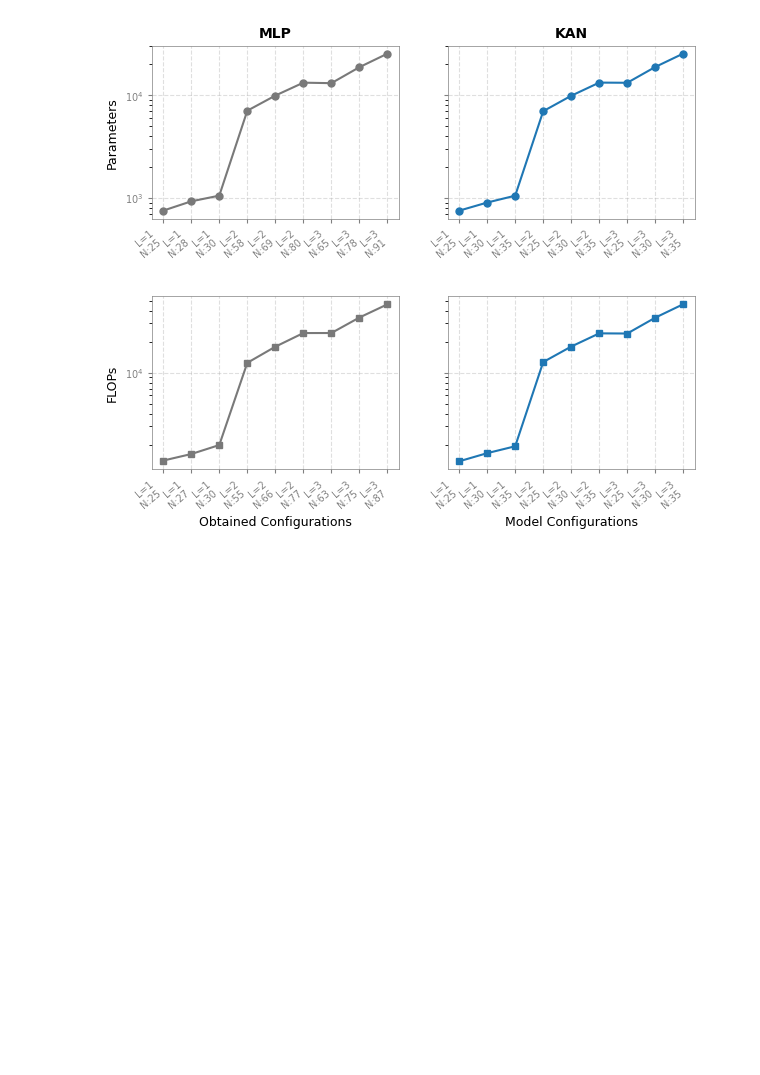
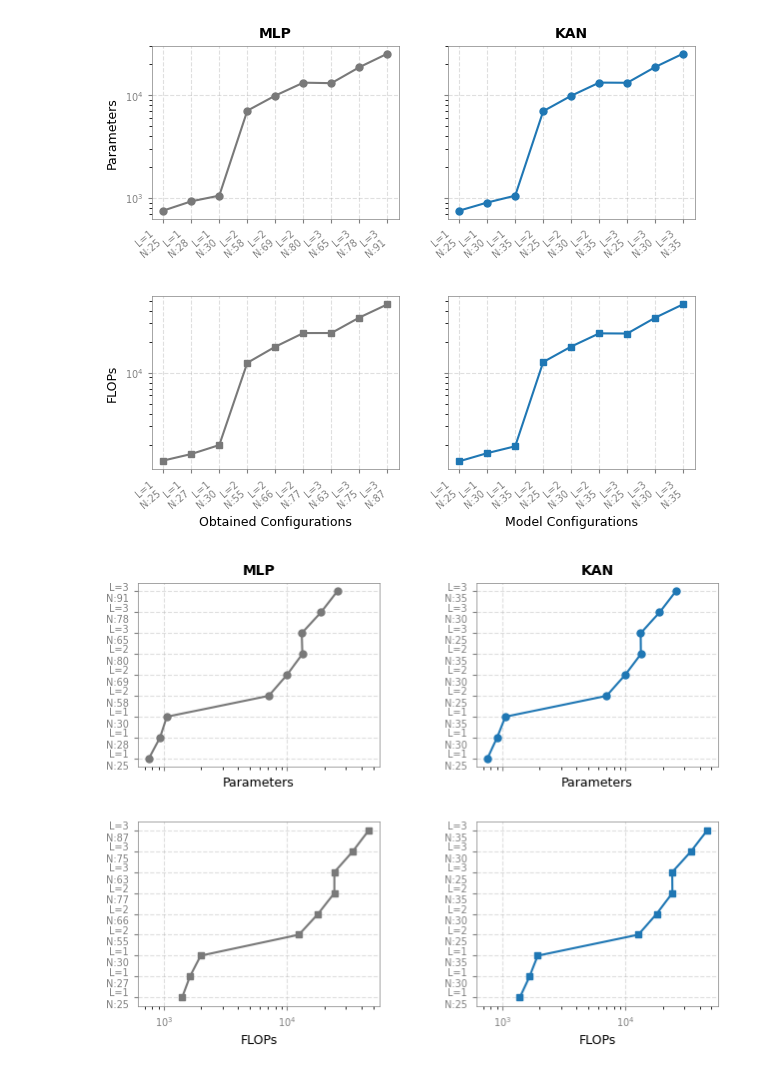
Before and after one commit to oscar-rincon/unbounded-domains, a Jupyter notebook: main/04_kan_accuracy_efficiency/01_parameters_FLOPS.ipynb, the cells around one changed output. Cells and saved outputs as stored; diff of their text form; code cells hidden in the pictures; blank space fills up the shorter version.

```diff
--- a/main/04_kan_accuracy_efficiency/01_parameters_FLOPS.ipynb
+++ b/main/04_kan_accuracy_efficiency/01_parameters_FLOPS.ipynb
@@ -351,3 +351,59 @@ plt.savefig("figures/budget_matched_scaling.svg", bbox_inches="tight", dpi=300)
 plt.show()
 # %% [output]
 [figure]
+# %%
+# ---------------------------------------------------------
+# Plotting (2x2 Grid with Decoupled Y-Axes)
+# ---------------------------------------------------------
+fig, axes = plt.subplots(
+    2, 2,
+    figsize=(7.5, 5.5),
+    sharey=False,  # Allow distinct Y-labels for MLP and KAN configurations
+    sharex='col'   # Share the X-axis parameter/FLOP scales within columns
+)
+
+axis_color = "gray"
+y_indices = range(len(kan_labels))
+
+# Row 0: Parameters Comparison
+axes[0, 0].plot(param_matched_mlp_params, y_indices, marker='o', color='#797979', linewidth=1.5, markersize=5)
+axes[0, 0].set_xlabel("Parameters", fontsize=9)
+axes[0, 0].set_title("MLP", fontsize=10, fontweight='bold', color='black')
+axes[0, 0].set_xscale('log')
+axes[0, 0].set_yticks(y_indices)
+axes[0, 0].set_yticklabels(mlp_param_labels)
+
+axes[0, 1].plot(kan_params_list, y_indices, marker='o', color='#1f77b4', linewidth=1.5, markersize=5)
+axes[0, 1].set_xlabel("Parameters", fontsize=9)
+axes[0, 1].set_title("KAN", fontsize=10, fontweight='bold', color='black')
+axes[0, 1].set_xscale('log')
+axes[0, 1].set_yticks(y_indices)
+axes[0, 1].set_yticklabels(kan_labels)
+
+# Row 1: FLOPs Comparison
+axes[1, 0].plot(flop_matched_mlp_flops, y_indices, marker='s', color="#797979", linewidth=1.5, markersize=5)
+axes[1, 0].set_xlabel("FLOPs", fontsize=9)
+axes[1, 0].set_xscale('log')
+axes[1, 0].set_yticks(y_indices)
+axes[1, 0].set_yticklabels(mlp_flop_labels)
+
+axes[1, 1].plot(kan_flops_list, y_indices, marker='s', color='#1f77b4', linewidth=1.5, markersize=5)
+axes[1, 1].set_xlabel("FLOPs", fontsize=9)
+axes[1, 1].set_xscale('log')
+axes[1, 1].set_yticks(y_indices)
+axes[1, 1].set_yticklabels(kan_labels)
+
+# Styling and Formatting
+for row in axes:
+    for ax in row:
+        ax.tick_params(axis="both", labelsize=7, colors=axis_color)
+        ax.grid(True, linestyle='--', alpha=0.4)
+        for spine in ax.spines.values():
+            spine.set_color(axis_color)
+            spine.set_linewidth(0.5)
+
+plt.subplots_adjust(wspace=0.4, hspace=0.3) # Increased wspace to fit horizontal Y-tick labels
+plt.savefig("figures/budget_matched_scaling.svg", bbox_inches="tight", dpi=300)
+plt.show()
+# %% [output]
+[figure, added]
```
Also changed, not shown: 1 other file.
